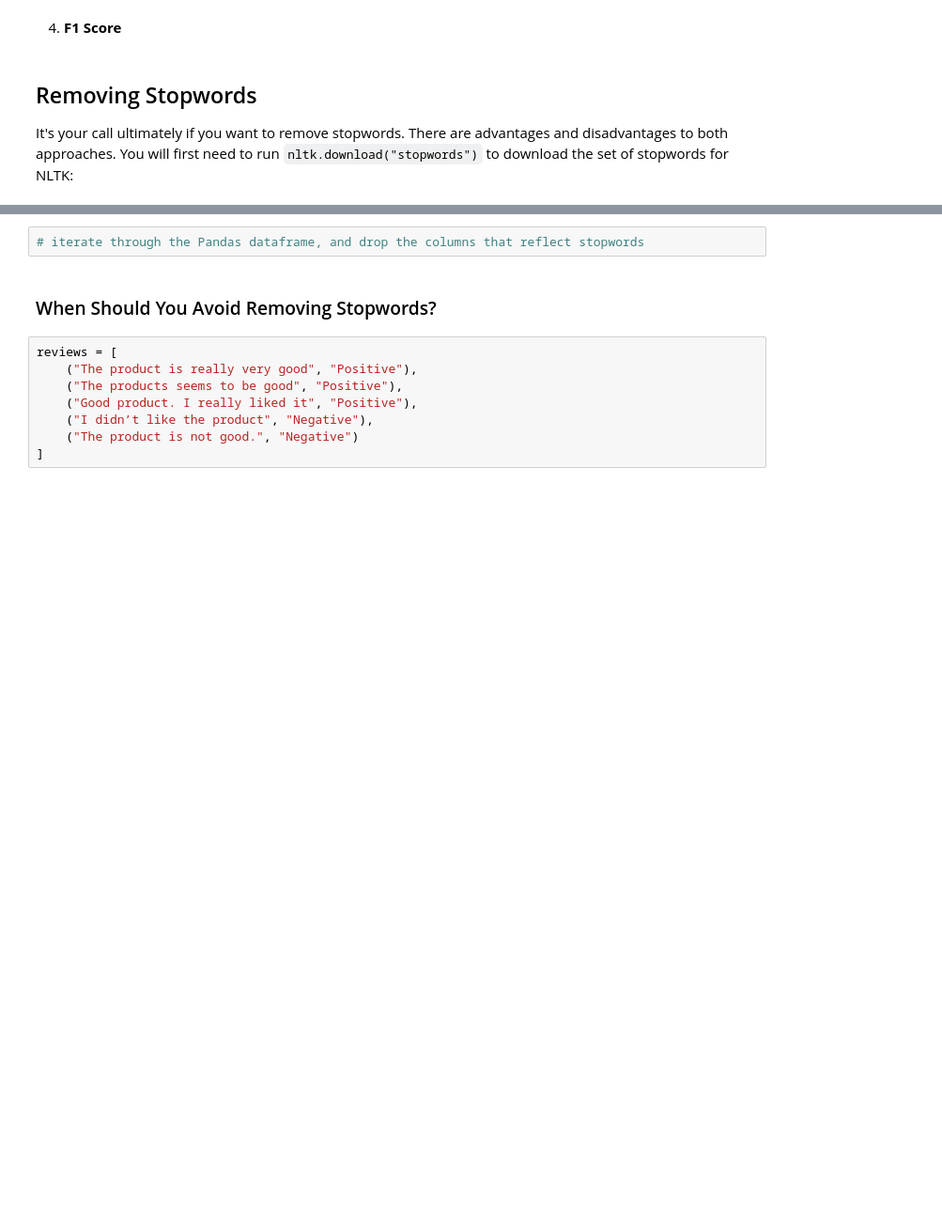
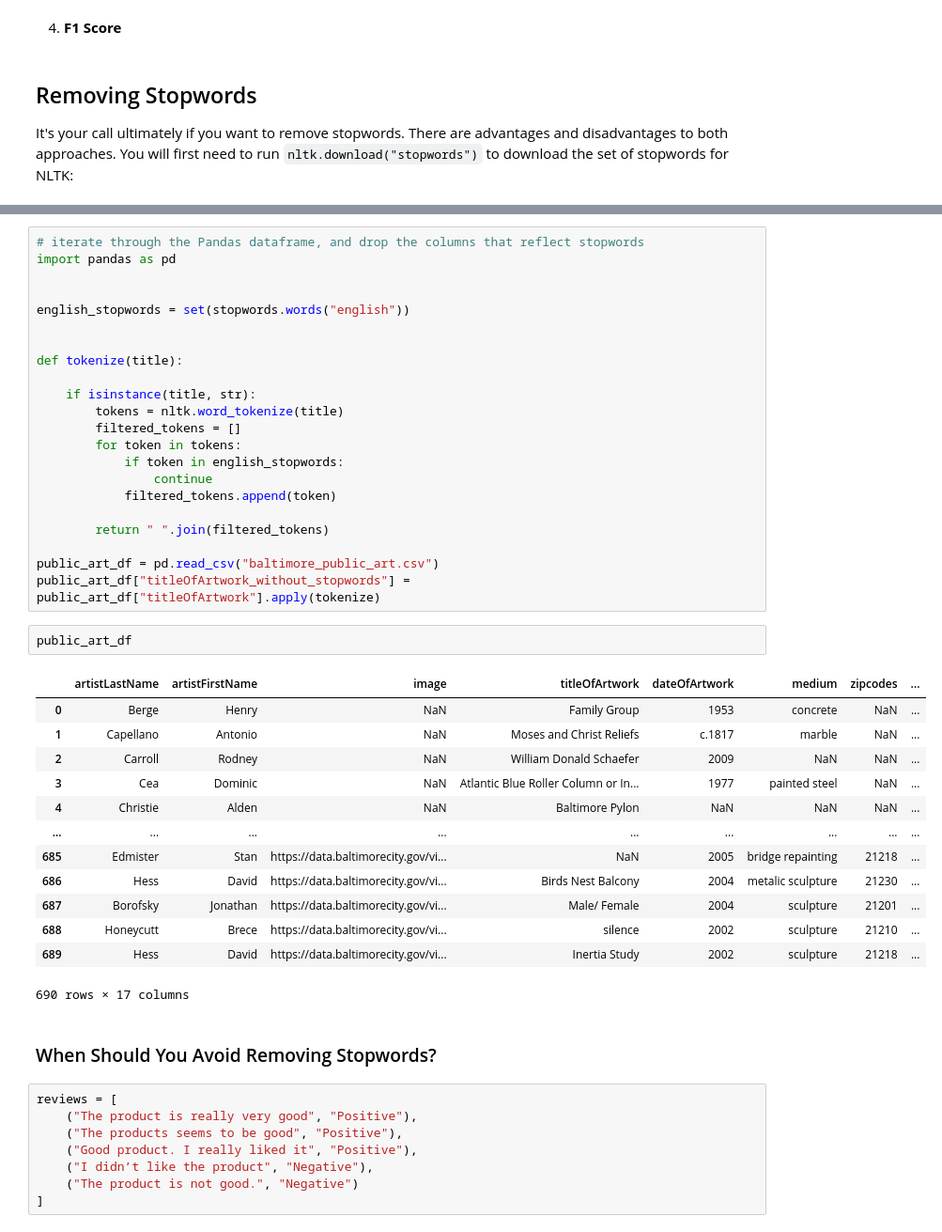
Before and after one commit to ychennay/dso-560-nlp-text-analytics-SPRING-2021, a Jupyter notebook: Week 2/Text Preprocessing Techniques.ipynb, the cells around one changed output, grey strips where cells are left out. Shown at 94% size. Drawn from its saved outputs; the diff is of its cells as text; blank space fills up the shorter version.

```diff
--- a/Week 2/Text Preprocessing Techniques.ipynb
+++ b/Week 2/Text Preprocessing Techniques.ipynb
@@ -219,5 +263,41 @@ print(set(stopwords.words("english")))
-# %%
-# iterate through the Pandas dataframe, and drop the columns that reflect stopwords
+# %%
+# iterate through the Pandas dataframe, and drop the columns that reflect stopwords
+import pandas as pd
+
+
+english_stopwords = set(stopwords.words("english"))
+
+
+def tokenize(title):
+
+    if isinstance(title, str):
+        tokens = nltk.word_tokenize(title)
+        filtered_tokens = []
+        for token in tokens:
+            if token in english_stopwords:
+                continue
+            filtered_tokens.append(token)
+
+        return " ".join(filtered_tokens)
+
+public_art_df = pd.read_csv("baltimore_public_art.csv")
+public_art_df["titleOfArtwork_without_stopwords"] = public_art_df["titleOfArtwork"].apply(tokenize)
+# %%
+public_art_df
+# %% [output]
+|  | artistLastName | artistFirstName | image | titleOfArtwork | dateOfArtwork | medium | zipcodes | ... |
+| 0 | Berge | Henry | NaN | Family Group | 1953 | concrete | NaN | ... |
+| 1 | Capellano | Antonio | NaN | Moses and Christ Reliefs | c.1817 | marble | NaN | ... |
+| 2 | Carroll | Rodney | NaN | William Donald Schaefer | 2009 | NaN | NaN | ... |
+| 3 | Cea | Dominic | NaN | Atlantic Blue Roller Column or In... | 1977 | painted steel | NaN | ... |
+| 4 | Christie | Alden | NaN | Baltimore Pylon | NaN | NaN | NaN | ... |
+| ... | ... | ... | ... | ... | ... | ... | ... | ... |
+| 685 | Edmister | Stan | https://data.baltimorecity.gov/vi... | NaN | 2005 | bridge repainting | 21218 | ... |
+| 686 | Hess | David | https://data.baltimorecity.gov/vi... | Birds Nest Balcony | 2004 | metalic sculpture | 21230 | ... |
+| 687 | Borofsky | Jonathan | https://data.baltimorecity.gov/vi... | Male/ Female | 2004 | sculpture | 21201 | ... |
+| 688 | Honeycutt | Brece | https://data.baltimorecity.gov/vi... | silence | 2002 | sculpture | 21210 | ... |
+| 689 | Hess | David | https://data.baltimorecity.gov/vi... | Inertia Study | 2002 | sculpture | 21218 | ... |
+690 rows × 17 columns
 # %% [markdown]
 ### When Should You Avoid Removing Stopwords?
 # %%
```
Also changed, not shown: parts of 15 cells of this notebook, 3 other files.
